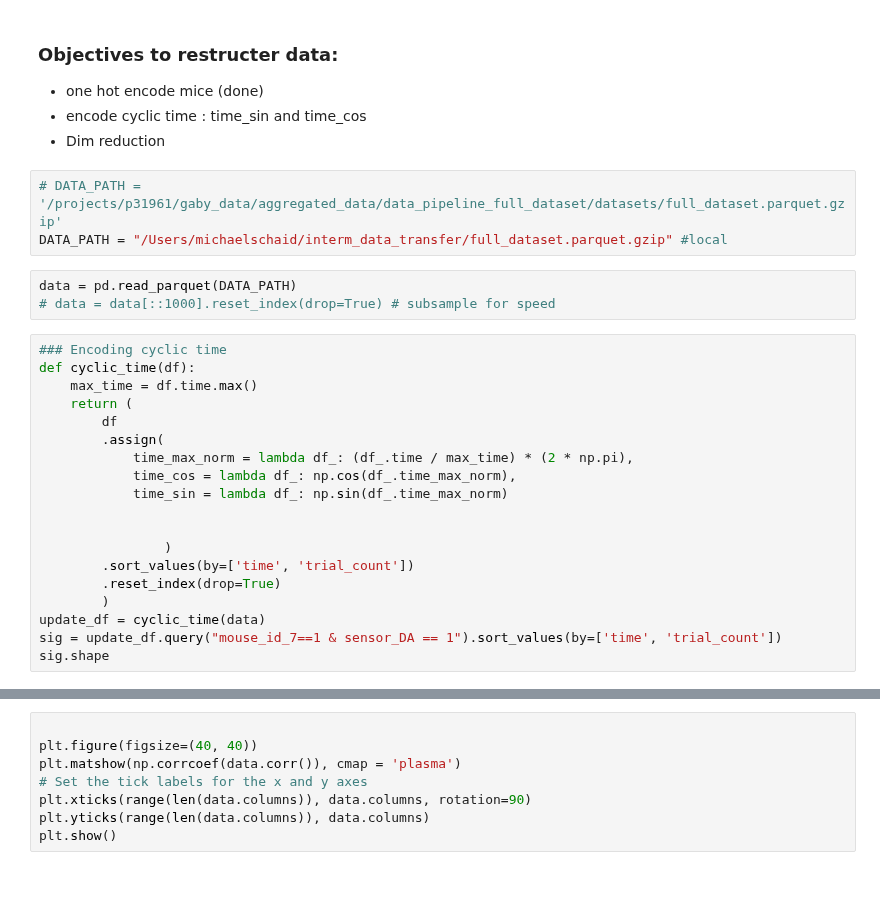
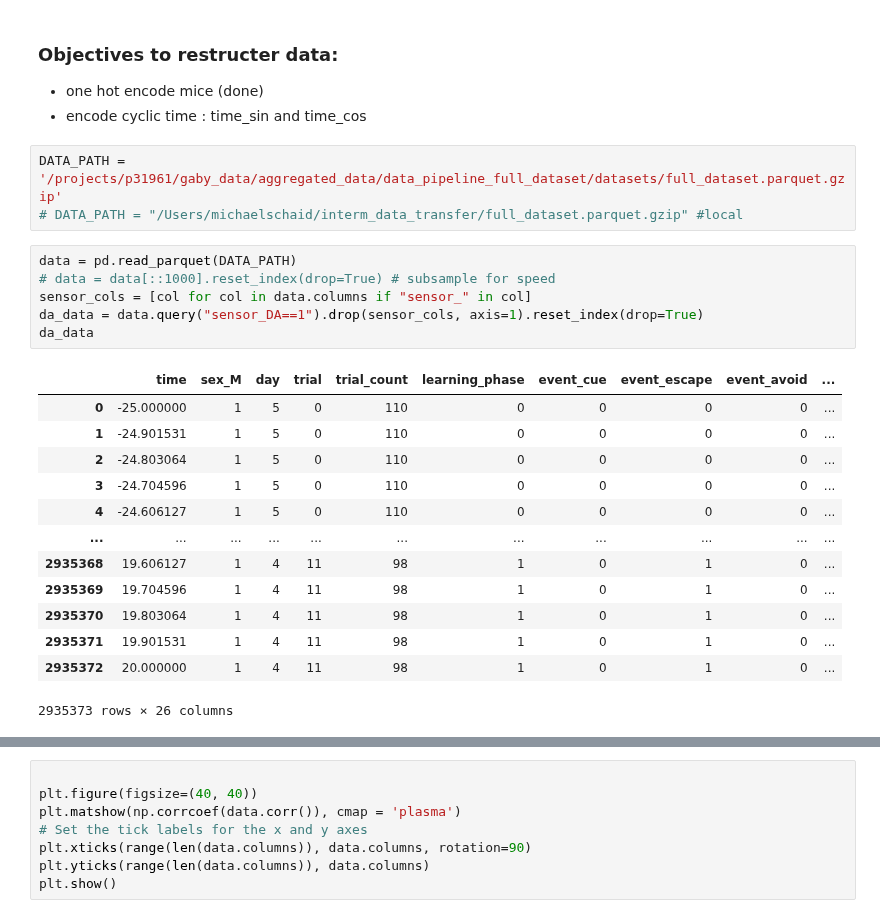
Before and after one commit to Mschaid/ENIGMA, a Jupyter notebook: notebooks/development/data_restruct.ipynb, the cells around one changed output, grey strips where cells are left out. Saved outputs shown, nothing was run; the diff lists cells and outputs as text; blank space fills up the shorter version.

```diff
--- a/notebooks/development/data_restruct.ipynb
+++ b/notebooks/development/data_restruct.ipynb
@@ -33,29 +28,26 @@ plt.rcParams['agg.path.chunksize'] = 2000
 ### Objectives to restructer data:
 * one hot encode mice (done)
 * encode cyclic time : time_sin and time_cos
-* Dim reduction
 # %%
-# DATA_PATH = '/projects/p31961/gaby_data/aggregated_data/data_pipeline_full_dataset/datasets/full_dataset.parquet.gzip'
-DATA_PATH = "/Users/michaelschaid/interm_data_transfer/full_dataset.parquet.gzip" #local
+DATA_PATH = '/projects/p31961/gaby_data/aggregated_data/data_pipeline_full_dataset/datasets/full_dataset.parquet.gzip'
+# DATA_PATH = "/Users/michaelschaid/interm_data_transfer/full_dataset.parquet.gzip" #local
 # %%
 data = pd.read_parquet(DATA_PATH)
 # data = data[::1000].reset_index(drop=True) # subsample for speed
+sensor_cols = [col for col in data.columns if "sensor_" in col]
+da_data = data.query("sensor_DA==1").drop(sensor_cols, axis=1).reset_index(drop=True)
+da_data
+# %% [output]
+|  | time | sex_M | day | trial | trial_count | learning_phase | event_cue | event_escape | event_avoid | ... |
+| 0 | -25.000000 | 1 | 5 | 0 | 110 | 0 | 0 | 0 | 0 | ... |
+| 1 | -24.901531 | 1 | 5 | 0 | 110 | 0 | 0 | 0 | 0 | ... |
+| 2 | -24.803064 | 1 | 5 | 0 | 110 | 0 | 0 | 0 | 0 | ... |
+| 3 | -24.704596 | 1 | 5 | 0 | 110 | 0 | 0 | 0 | 0 | ... |
+| 4 | -24.606127 | 1 | 5 | 0 | 110 | 0 | 0 | 0 | 0 | ... |
+| ... | ... | ... | ... | ... | ... | ... | ... | ... | ... | ... |
+| 2935368 | 19.606127 | 1 | 4 | 11 | 98 | 1 | 0 | 1 | 0 | ... |
+| 2935369 | 19.704596 | 1 | 4 | 11 | 98 | 1 | 0 | 1 | 0 | ... |
+| 2935370 | 19.803064 | 1 | 4 | 11 | 98 | 1 | 0 | 1 | 0 | ... |
+| 2935371 | 19.901531 | 1 | 4 | 11 | 98 | 1 | 0 | 1 | 0 | ... |
+| 2935372 | 20.000000 | 1 | 4 | 11 | 98 | 1 | 0 | 1 | 0 | ... |
+2935373 rows × 26 columns
-# %%
-### Encoding cyclic time
-def cyclic_time(df):
-    max_time = df.time.max()
-    return (
-        df
-        .assign(
-            time_max_norm = lambda df_: (df_.time / max_time) * (2 * np.pi),
-            time_cos = lambda df_: np.cos(df_.time_max_norm),
-            time_sin = lambda df_: np.sin(df_.time_max_norm)
-
-
-                )
-        .sort_values(by=['time', 'trial_count'])
-        .reset_index(drop=True)
-        )
-update_df = cyclic_time(data)
-sig = update_df.query("mouse_id_7==1 & sensor_DA == 1").sort_values(by=['time', 'trial_count'])
-sig.shape
```
Also changed, not shown: parts of 8 cells of this notebook, 2 other files.
